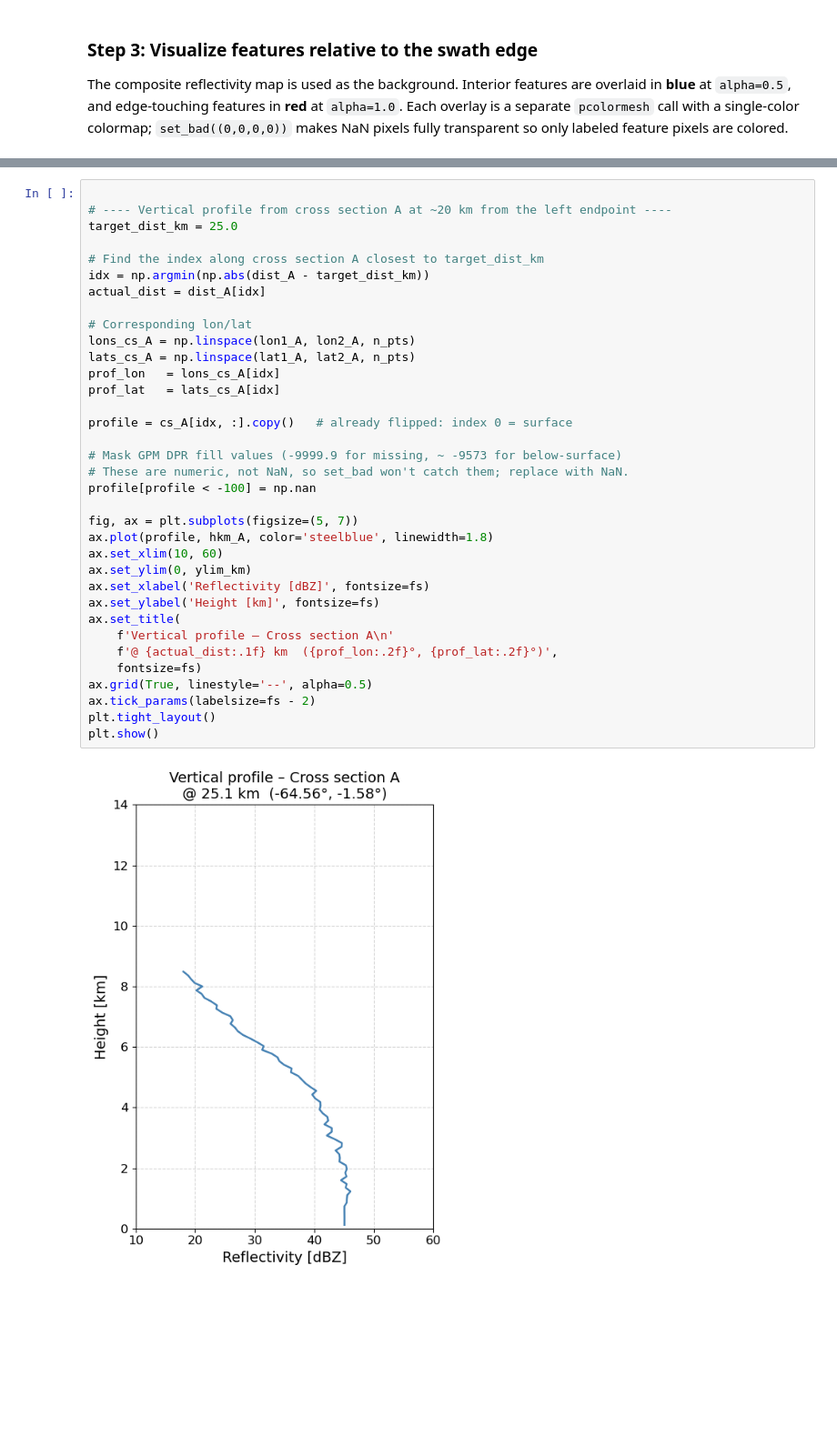
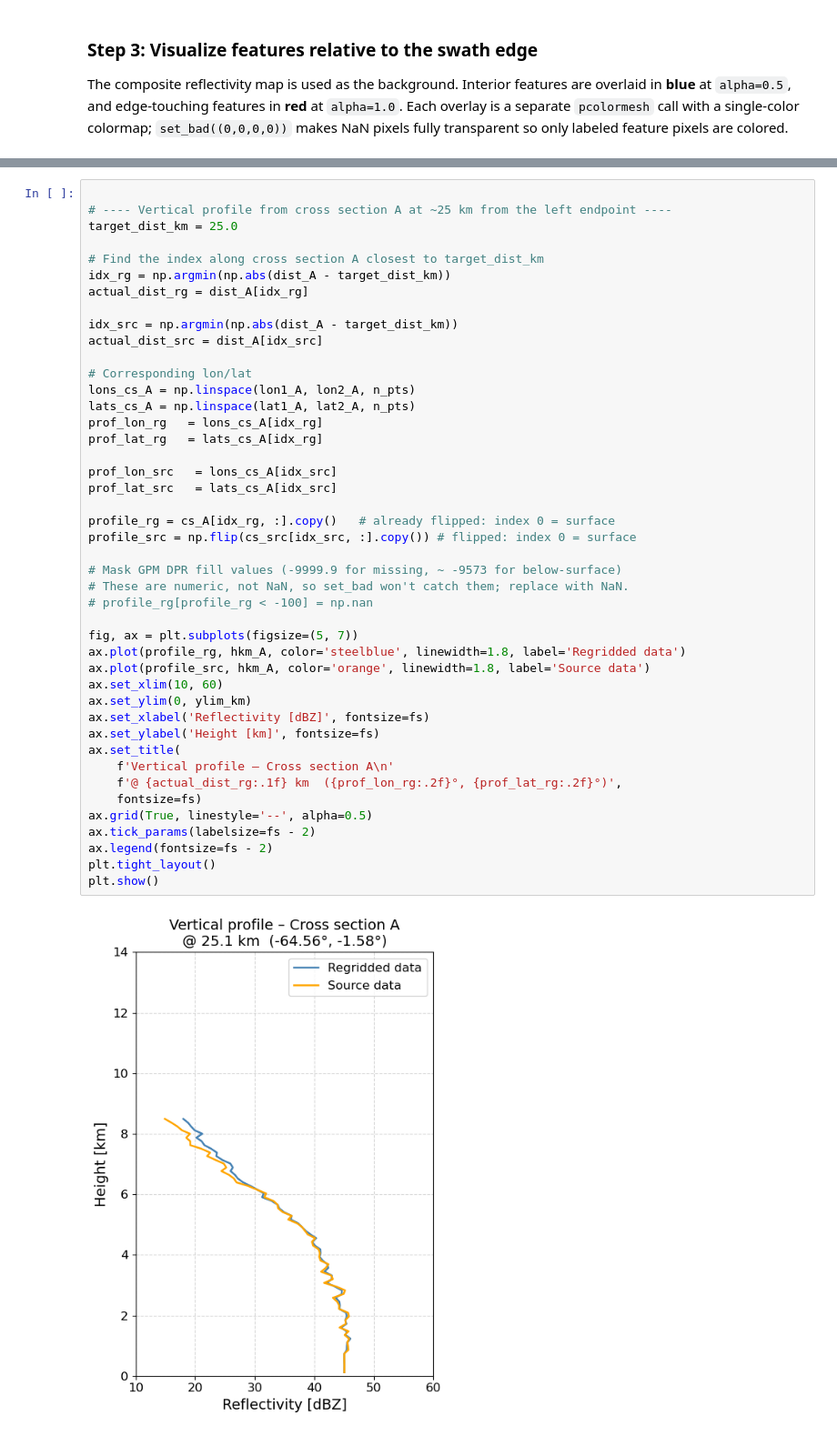
Before and after one commit to WACCEM/SCREAM_MCS, a Jupyter notebook: Notebooks/dpr_for_scream_visualization.ipynb, the cells around one changed output, grey strips where cells are left out. Shown at 91% size. Saved outputs shown, nothing was run; the diff lists cells and outputs as text; blank space fills up the shorter version.

```diff
--- a/Notebooks/dpr_for_scream_visualization.ipynb
+++ b/Notebooks/dpr_for_scream_visualization.ipynb
@@ -758,37 +762,46 @@ plt.show()
 # %%
 
-# ---- Vertical profile from cross section A at ~20 km from the left endpoint ----
+# ---- Vertical profile from cross section A at ~25 km from the left endpoint ----
 target_dist_km = 25.0
 
 # Find the index along cross section A closest to target_dist_km
-idx = np.argmin(np.abs(dist_A - target_dist_km))
-actual_dist = dist_A[idx]
+idx_rg = np.argmin(np.abs(dist_A - target_dist_km))
+actual_dist_rg = dist_A[idx_rg]
+
+idx_src = np.argmin(np.abs(dist_A - target_dist_km))
+actual_dist_src = dist_A[idx_src]
 
 # Corresponding lon/lat
 lons_cs_A = np.linspace(lon1_A, lon2_A, n_pts)
 lats_cs_A = np.linspace(lat1_A, lat2_A, n_pts)
-prof_lon   = lons_cs_A[idx]
-prof_lat   = lats_cs_A[idx]
+prof_lon_rg   = lons_cs_A[idx_rg]
+prof_lat_rg   = lats_cs_A[idx_rg]
 
-profile = cs_A[idx, :].copy()   # already flipped: index 0 = surface
+prof_lon_src   = lons_cs_A[idx_src]
+prof_lat_src   = lats_cs_A[idx_src]
+
+profile_rg = cs_A[idx_rg, :].copy()   # already flipped: index 0 = surface
+profile_src = np.flip(cs_src[idx_src, :].copy()) # flipped: index 0 = surface
 
 # Mask GPM DPR fill values (-9999.9 for missing, ~ -9573 for below-surface)
 # These are numeric, not NaN, so set_bad won't catch them; replace with NaN.
-profile[profile < -100] = np.nan
+# profile_rg[profile_rg < -100] = np.nan
 
 fig, ax = plt.subplots(figsize=(5, 7))
-ax.plot(profile, hkm_A, color='steelblue', linewidth=1.8)
+ax.plot(profile_rg, hkm_A, color='steelblue', linewidth=1.8, label='Regridded data')
+ax.plot(profile_src, hkm_A, color='orange', linewidth=1.8, label='Source data')
 ax.set_xlim(10, 60)
 ax.set_ylim(0, ylim_km)
 ax.set_xlabel('Reflectivity [dBZ]', fontsize=fs)
 ax.set_ylabel('Height [km]', fontsize=fs)
 ax.set_title(
     f'Vertical profile – Cross section A\n'
-    f'@ {actual_dist:.1f} km  ({prof_lon:.2f}°, {prof_lat:.2f}°)',
+    f'@ {actual_dist_rg:.1f} km  ({prof_lon_rg:.2f}°, {prof_lat_rg:.2f}°)',
     fontsize=fs)
 ax.grid(True, linestyle='--', alpha=0.5)
 ax.tick_params(labelsize=fs - 2)
+ax.legend(fontsize=fs - 2)
 plt.tight_layout()
 plt.show()
 # %% [output]
-[figure, old version]
+[figure, new version]
```
Also changed, not shown: parts of 3 cells of this notebook, 17 other files.
